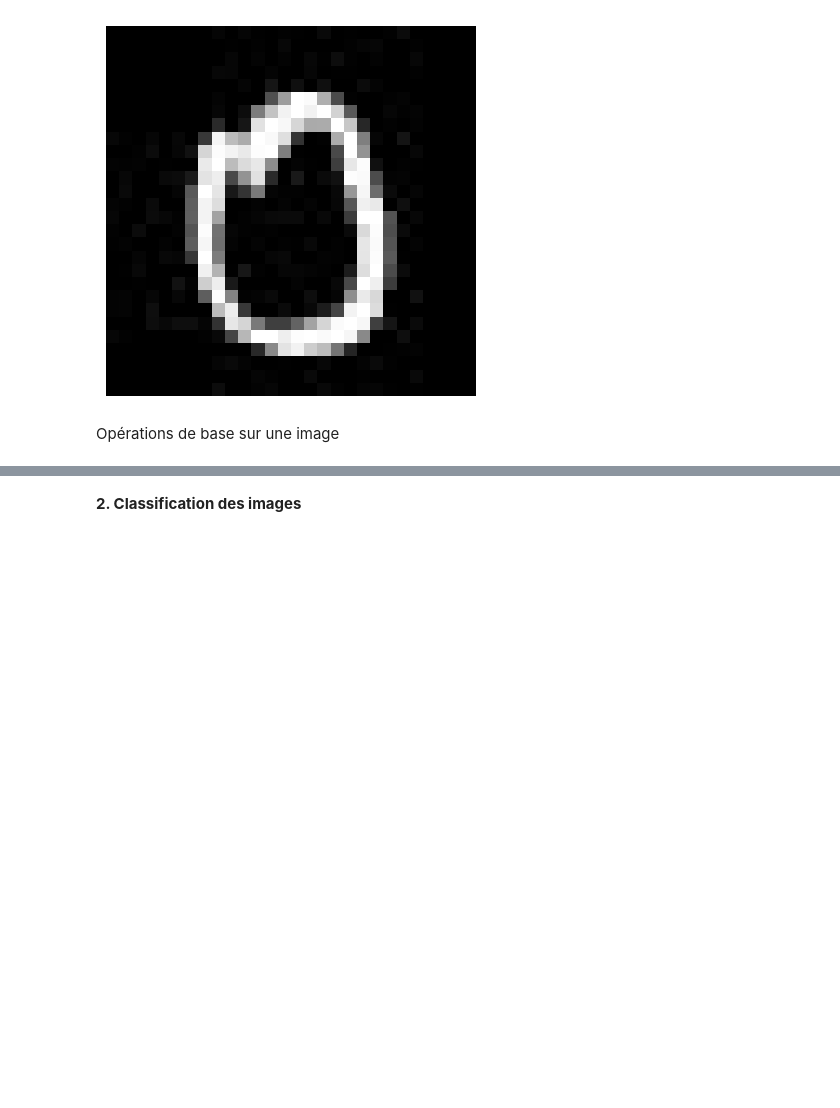
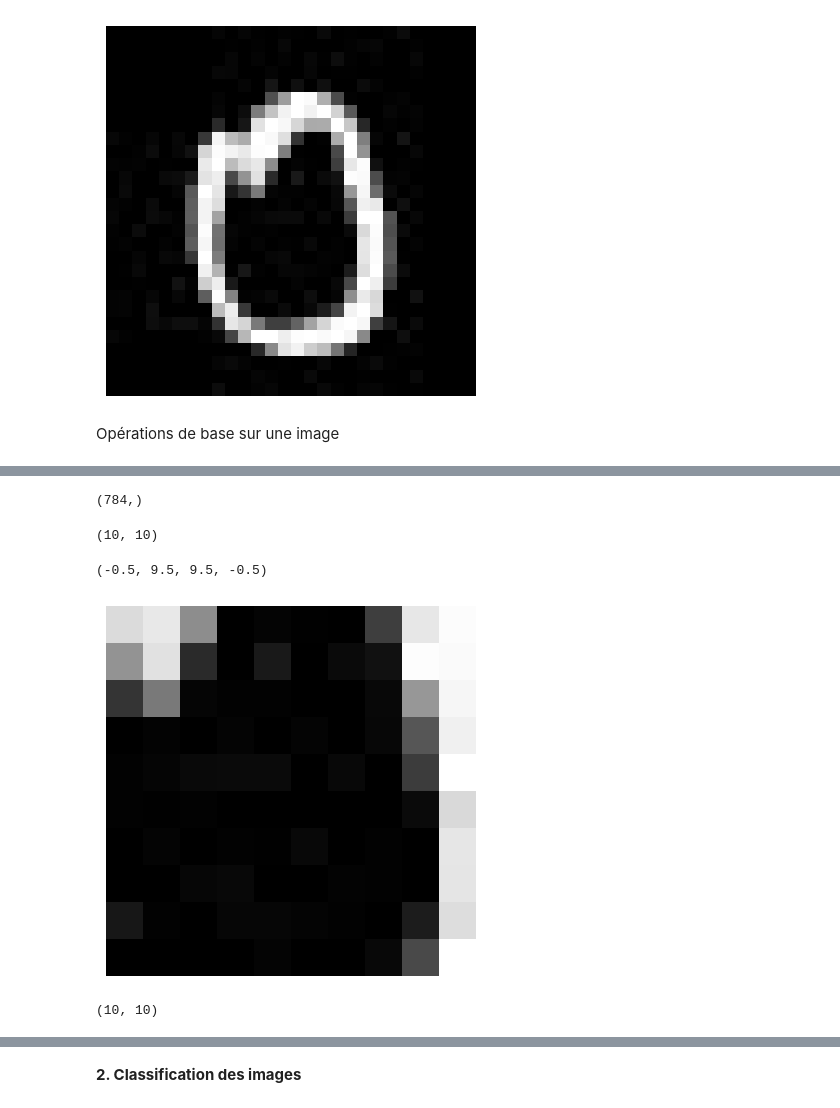
Before and after one commit to melekabbassi/Python, a Jupyter notebook: lab_classification_images_incomplet.ipynb, the cells around one changed output, grey strips where cells are left out. Drawn from its saved outputs; the diff is of its cells as text; code cells hidden in the pictures; blank space fills up the shorter version.

```diff
--- a/lab_classification_images_incomplet.ipynb
+++ b/lab_classification_images_incomplet.ipynb
@@ -135,3 +147,6 @@ Opérations de base sur une image
 # %%
-# rendre l'image un vecteur avec la fonction reshape()
-I1=#
+# rendre l'image un vecteur avec la fonction flatten()
+I1= I.flatten()
+I1.shape
+# %% [output]
+(784,)
@@ -144,4 +153,7 @@ I1=#
 # %%
 # Découper une partie de l'image
 # Exemple de pixel 10 -> pixel 20 sur l'axe des x et l'axe des y
-I1=#
+I1= I[10:20,10:20]
+I1.shape
+# %% [output]
+(10, 10)
@@ -150,6 +160,16 @@ I1=#
+# %%
+# Afficher I1
+plt.imshow(I1, cmap='gray')
+plt.axis('off')
+# %% [output]
+(-0.5, 9.5, 9.5, -0.5)
+[figure, added]
 # %%
 # Changer la resolution de l'image
 # Utiliser la fonction resize
 from skimage.transform import resize
 
-I1=#
+I1= resize(I, (10,10))
+I1.shape
+# %% [output]
+(10, 10)
```
Also changed, not shown: parts of 19 cells of this notebook, 1 other file.
